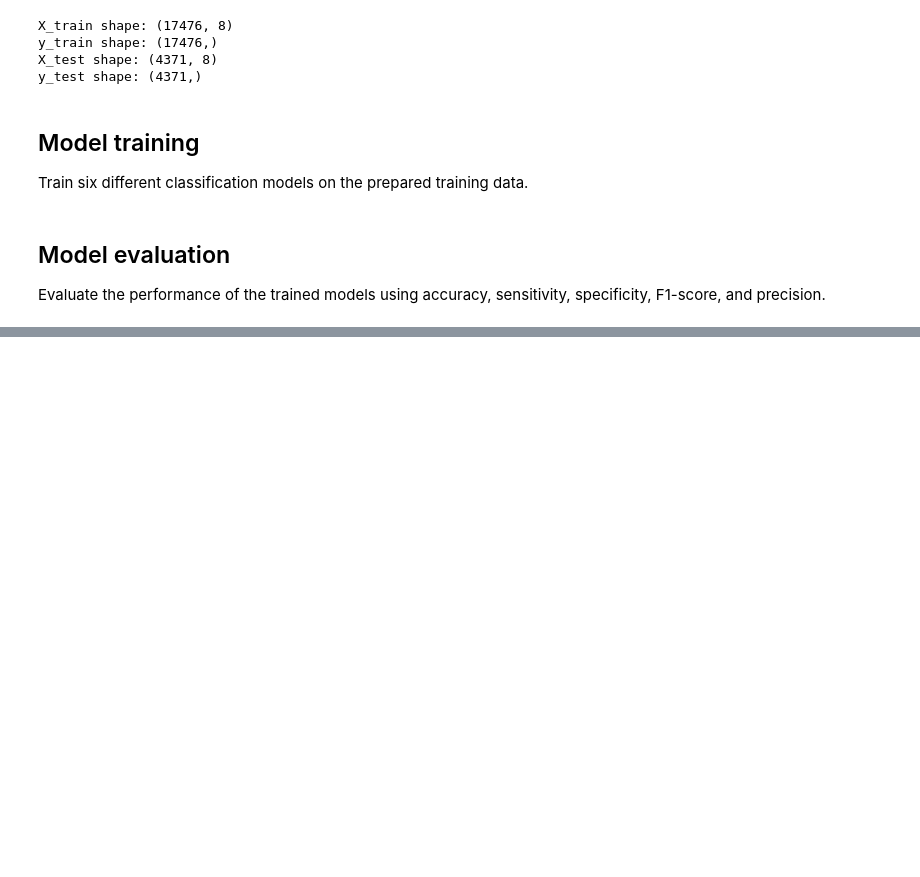
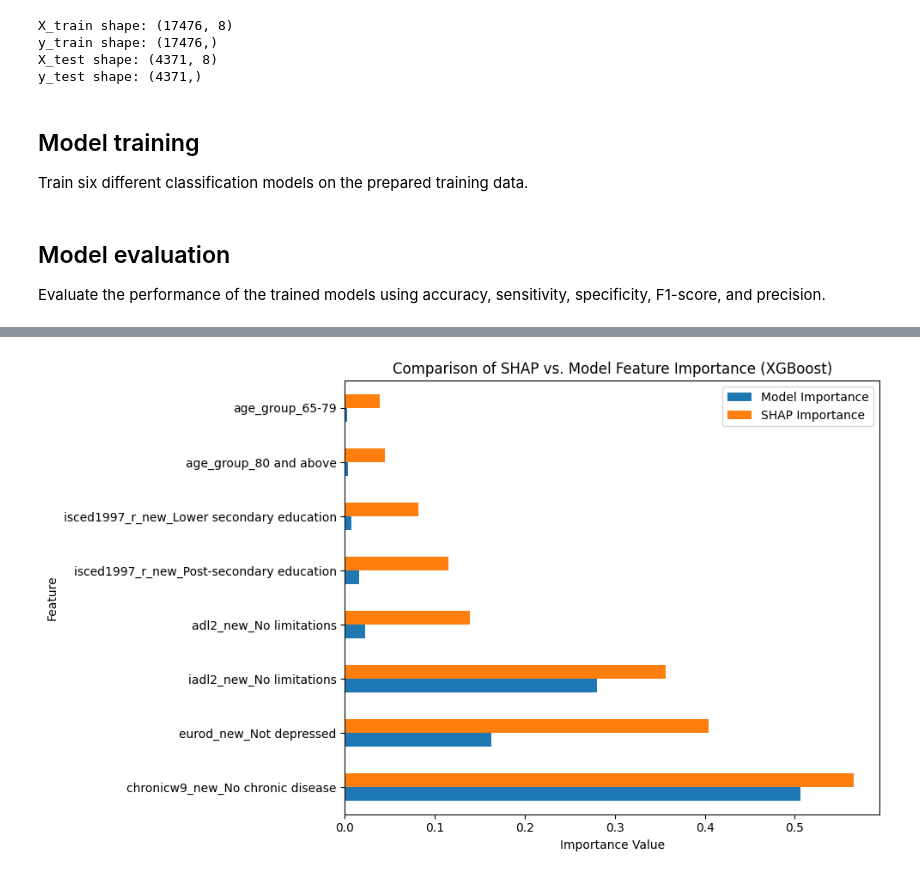
Before and after one commit to adedokun2016/SHARE_SRH_Machine_Learning_2025, a Jupyter notebook: SRH_SHARE_v2_ML_(male).ipynb, the cells around one changed output, grey strips where cells are left out. Saved outputs shown, nothing was run; the diff lists cells and outputs as text; code cells hidden in the pictures; blank space fills up the shorter version.

```diff
--- a/SRH_SHARE_v2_ML_(male).ipynb
+++ b/SRH_SHARE_v2_ML_(male).ipynb
@@ -2003,0 +2238,82 @@ Generating Calibration Plot (Reliability Diagram):
+# %%
+import pandas as pd
+import matplotlib.pyplot as plt
+import numpy as np
+
+print("\nComparing SHAP Feature Importance with Model's Built-in Feature Importance (XGBoost):\n")
+
+# --- 1. Retrieve the best XGBoost estimator ---
+xgb_estimator = None
+if "XGBoost" in model_performance_results and model_performance_results["XGBoost"]["best_estimator"] is not None:
+    xgb_estimator = model_performance_results["XGBoost"]["best_estimator"]
+else:
+    print("XGBoost best estimator not found. Cannot perform comparison.")
+
+# --- 2. Get feature names ---
+if 'feature_names' not in globals() or feature_names is None:
+    target_column_name = 'sphus_new_Poor health'
+    if 'df_encoded' in globals() and target_column_name in df_encoded.columns:
+        feature_names = df_encoded.drop(target_column_name, axis=1).columns.tolist()
+        print("Obtained feature names from df_encoded.")
+    else:
+        print("Could not obtain feature names. Using generic names for plots.")
+        feature_names = [f'feature_{i}' for i in range(X_all.shape[1])] # Fallback to generic names
+
+
+if xgb_estimator is not None and feature_names:
+    # --- 3. Get Model's Built-in Feature Importance ---
+    # XGBoost models typically have 'feature_importances_'
+    if hasattr(xgb_estimator, 'feature_importances_'):
+        model_importance = pd.Series(xgb_estimator.feature_importances_, index=feature_names)
+        model_importance_df = model_importance.sort_values(ascending=False).to_frame(name='Importance')
+        print("\nModel's Built-in Feature Importance (XGBoost):\n")
+        display(model_importance_df)
+    else:
+        print("XGBoost estimator does not have 'feature_importances_' attribute. Cannot get built-in importance.")
+        model_importance_df = pd.DataFrame()
+
+    # --- 4. Get SHAP Feature Importance (from previously calculated average_importances) ---
+    if 'average_importances' in globals() and not average_importances.empty:
+        shap_importance_df = average_importances.to_frame(name='SHAP Importance')
+        print("\nSHAP Feature Importance (Average Absolute SHAP Value):\n")
+        display(shap_importance_df)
+    else:
+        print("SHAP average_importances not found. Please ensure the SHAP calculation cell was run.")
+        shap_importance_df = pd.DataFrame()
+
+    # --- 5. Compare Rankings (Visual) ---
+    if not model_importance_df.empty and not shap_importance_df.empty:
+        # Merge the two importance DataFrames for easy plotting
+        comparison_df = pd.merge(model_importance_df, shap_importance_df, left_index=True, right_index=True, how='inner')
+        comparison_df.columns = ["Model Importance", "SHAP Importance"]
+
+        # Sort by SHAP importance for consistent plotting order
+        comparison_df = comparison_df.sort_values(by="SHAP Importance", ascending=False)
+
+        plt.figure(figsize=(12, 7))
+        comparison_df.plot(kind='barh', figsize=(10, 6))
+        plt.title('Comparison of SHAP vs. Model Feature Importance (XGBoost)')
+        plt.xlabel('Importance Value')
+        plt.ylabel('Feature')
+        plt.tight_layout()
+        plt.show()
+
+        # Also compare rankings explicitly
+        print("\nFeature Importance Rankings Comparison:\n")
+        model_rank = model_importance_df.rank(ascending=False).astype(int)
+        shap_rank = shap_importance_df.rank(ascending=False).astype(int)
+
+        rank_comparison = pd.merge(model_rank, shap_rank, left_index=True, right_index=True, how='inner')
+        rank_comparison.columns = ['Model Rank', 'SHAP Rank']
+        rank_comparison = rank_comparison.sort_values(by='SHAP Rank')
+
+        display(rank_comparison)
+
+    elif model_importance_df.empty and shap_importance_df.empty:
+        print("No importance data available for comparison.")
+    else:
+        print("One of the importance dataframes (Model or SHAP) is empty, cannot compare.")
+
+else:
+    print("Cannot proceed with feature importance comparison due to missing XGBoost model or feature names.")
+# %% [output]
@@ -2003,0 +2344 @@ Generating Calibration Plot (Reliability Diagram):
+[figure, added]
```
Also changed, not shown: parts of 19 cells of this notebook.
